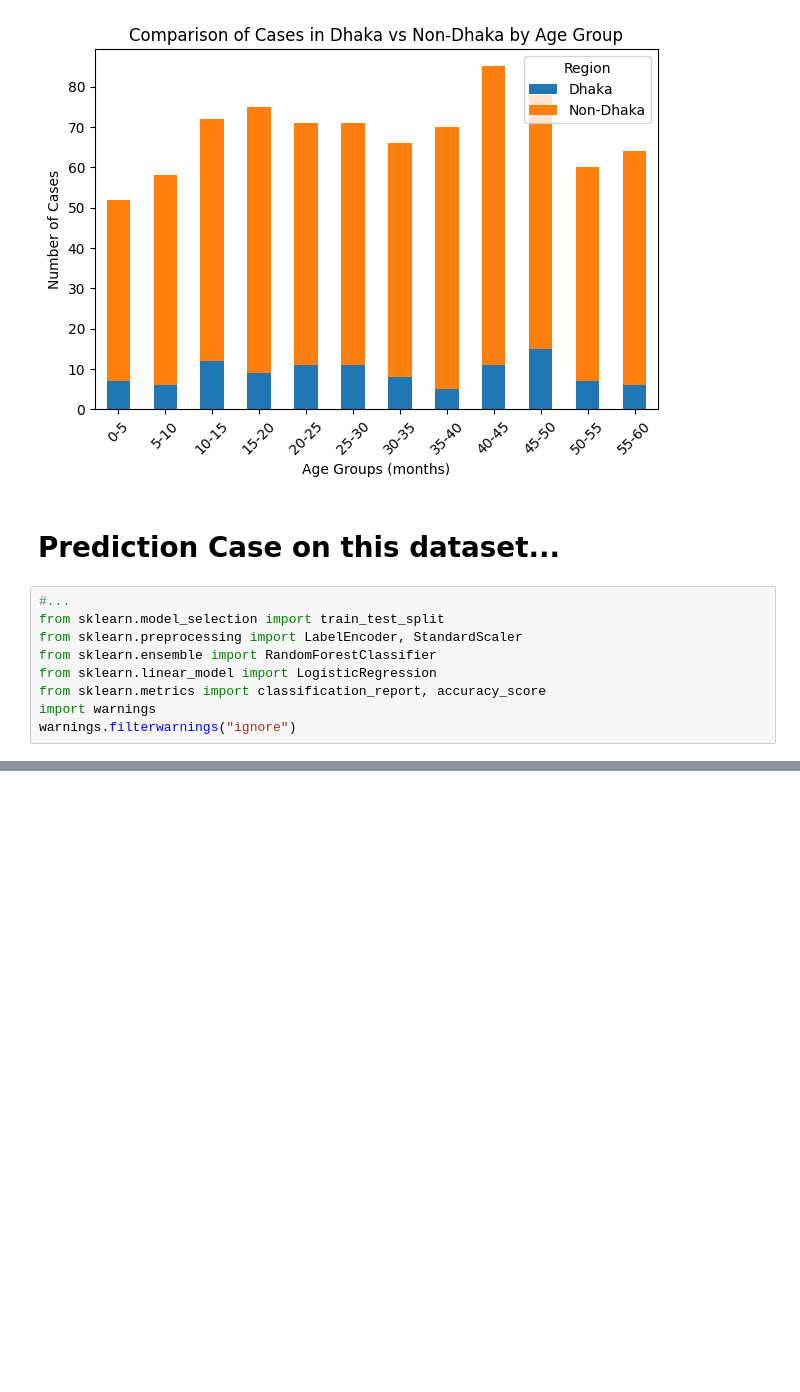
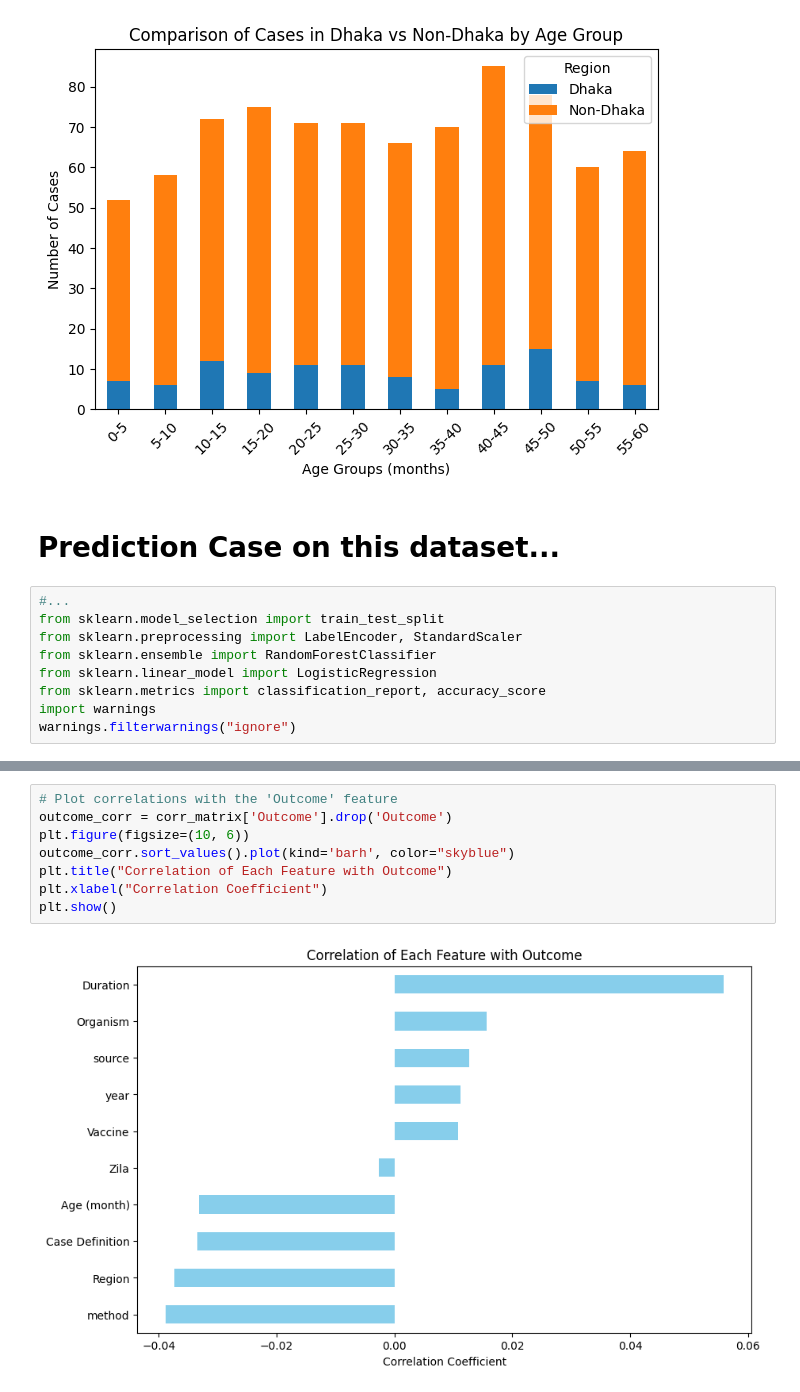
Before and after one commit to FahimHafiz/Vaccination-Dataset-Preprocessing-Analysis-and-Prediction-Using-Machine-Learning, a Jupyter notebook: main.ipynb, the cells around one changed output, grey strips where cells are left out. Drawn from its saved outputs; the diff is of its cells as text; blank space fills up the shorter version.

```diff
--- a/main.ipynb
+++ b/main.ipynb
@@ -654,0 +658,10 @@ NameError: name 'hospital_data_clean' is not defined
+# %%
+# Plot correlations with the 'Outcome' feature
+outcome_corr = corr_matrix['Outcome'].drop('Outcome')
+plt.figure(figsize=(10, 6))
+outcome_corr.sort_values().plot(kind='barh', color="skyblue")
+plt.title("Correlation of Each Feature with Outcome")
+plt.xlabel("Correlation Coefficient")
+plt.show()
+# %% [output]
+[figure, added]
```
Also changed, not shown: parts of 20 cells of this notebook, 2 other files.
